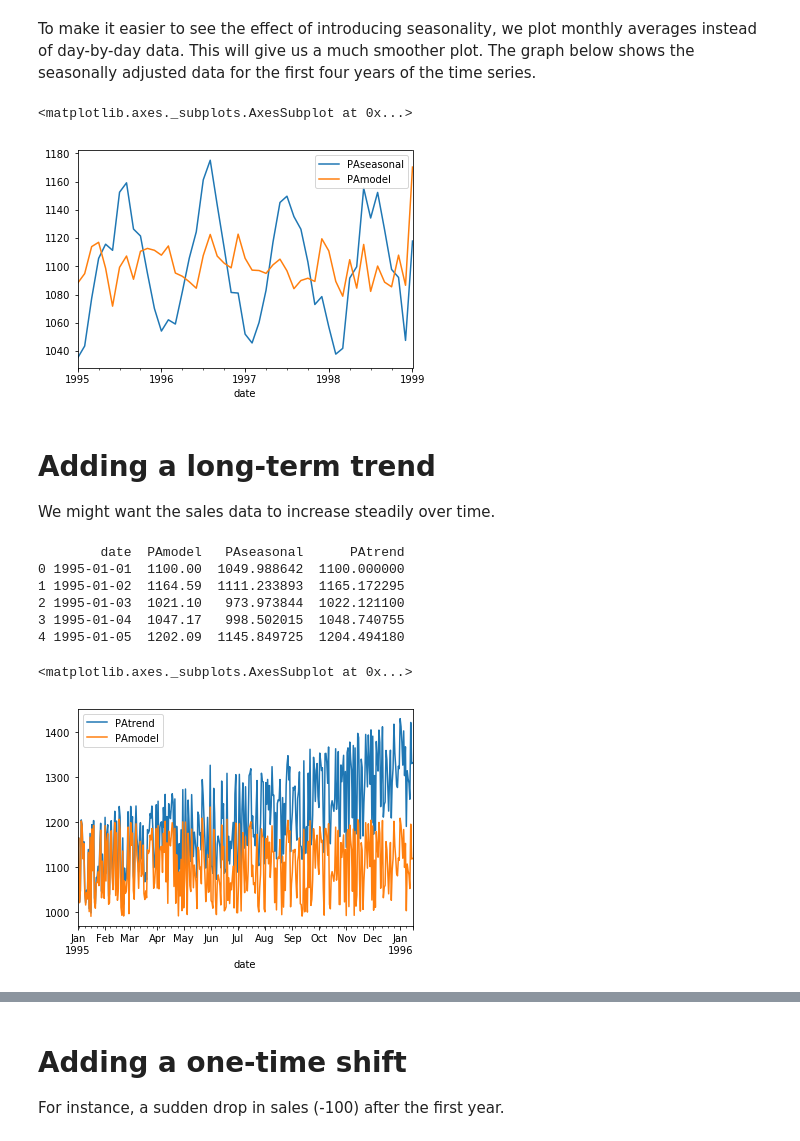
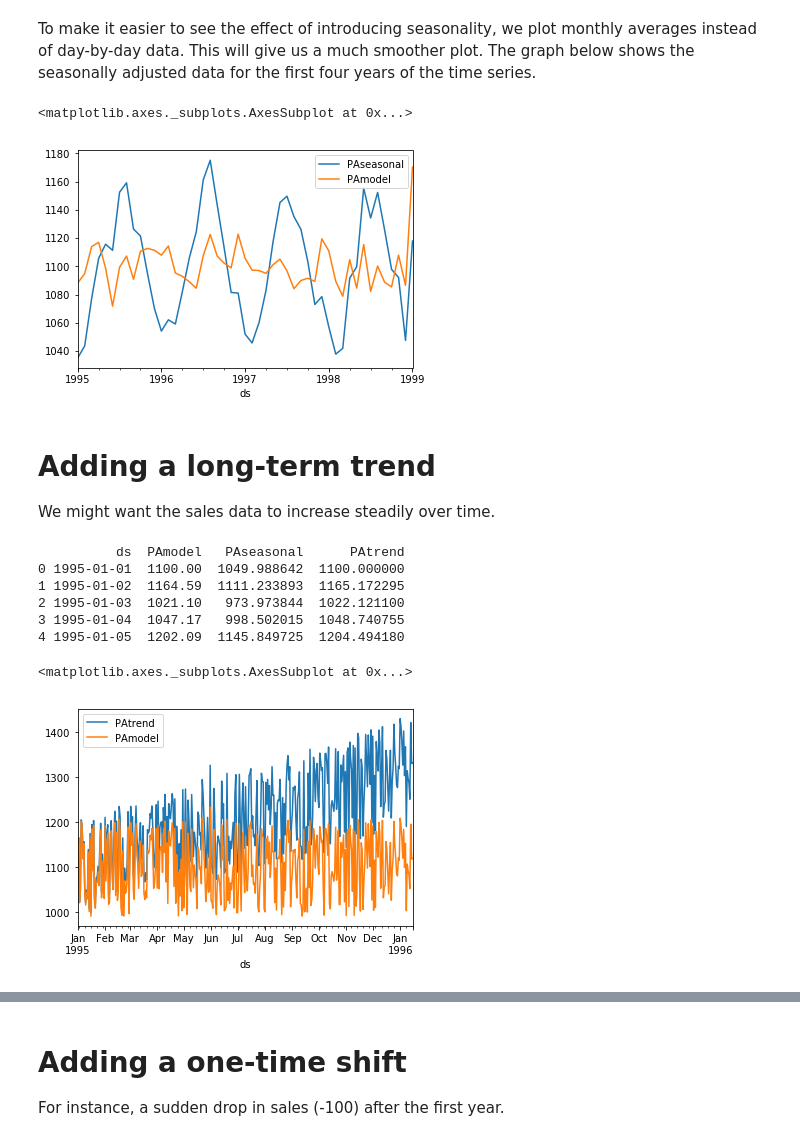
Before and after one commit to vab9/observer, a Jupyter notebook: data-prep.ipynb, the cells around one changed output, grey strips where cells are left out. Drawn from its saved outputs; the diff is of its cells as text; code cells hidden in the pictures.

```diff
--- a/data-prep.ipynb
+++ b/data-prep.ipynb
@@ -16,7 +16,7 @@ del data['Time (Day)']
 # %% [markdown]
 Here we add a time series component to make plotting the data easier.
 # %%
-data.insert(0, 'date', pd.Series(pd.date_range(start='1995-01-01', end='2015-07-15')))
+data.insert(0, 'ds', pd.Series(pd.date_range(start='1995-01-01', end='2015-07-15')))
 # %% [markdown]
 The following lines just rename the columns.
 # %%
@@ -70,7 +68,7 @@ print('...')
 # %% [markdown]
 Here is a comparison of the initial ProduktA data vs. seasonally adjusted data over a one year time span.
 # %%
-first_year = data[:380].set_index(data.date[:380])
-first_year.plot('date', ['PAseasonal', 'PAmodel'])
+first_year = data[:380].set_index(data.ds[:380])
+first_year.plot('ds', ['PAseasonal', 'PAmodel'])
 # %% [output]
 <matplotlib.axes._subplots.AxesSubplot at 0x...>
@@ -78,12 +76,12 @@ first_year.plot('date', ['PAseasonal', 'PAmodel'])
 # %% [markdown]
 To make it easier to see the effect of introducing seasonality, we plot monthly averages instead of day-by-day data. This will give us a much smoother plot. The graph below shows the seasonally adjusted data for the first four years of the time series.
 # %%
-four_years = data[:(4*366)].set_index(data.date[:(4*366)])
+four_years = data[:(4*366)].set_index(data.ds[:(4*366)])
 four_years = four_years.resample('M').mean()
 four_years.plot(y=['PAseasonal', 'PAmodel'])
 # %% [output]
 <matplotlib.axes._subplots.AxesSubplot at 0x...>
-[figure, old version]
+[figure, new version]
 # %% [markdown]
 # Adding a long-term trend
 We might want the sales data to increase steadily over time.
@@ -95,16 +93,16 @@ data["PAtrend"] = data.PAmodel * multiplier_trend
 # %%
 print(data[:5])
 # %% [output]
-        date  PAmodel   PAseasonal      PAtrend
+          ds  PAmodel   PAseasonal      PAtrend
 0 1995-01-01  1100.00  1049.988642  1100.000000
 1 1995-01-02  1164.59  1111.233893  1165.172295
 2 1995-01-03  1021.10   973.973844  1022.121100
 3 1995-01-04  1047.17   998.502015  1048.740755
 4 1995-01-05  1202.09  1145.849725  1204.494180
 # %%
-first_year = data[:380].set_index(data.date[:380])
-first_year.plot('date', ['PAtrend', 'PAmodel'])
+first_year = data[:380].set_index(data.ds[:380])
+first_year.plot('ds', ['PAtrend', 'PAmodel'])
 # %% [output]
 <matplotlib.axes._subplots.AxesSubplot at 0x...>
-[figure, old version]
+[figure, new version]
 # %%
```
Also changed, not shown: parts of 8 cells of this notebook, 1 other file.
